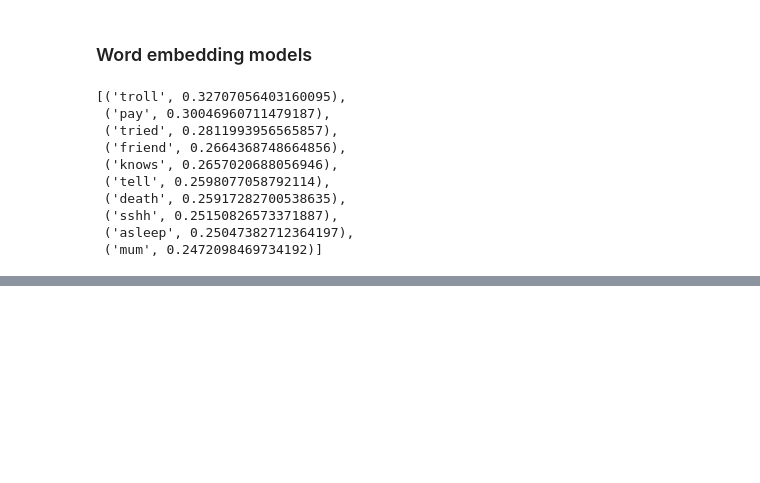
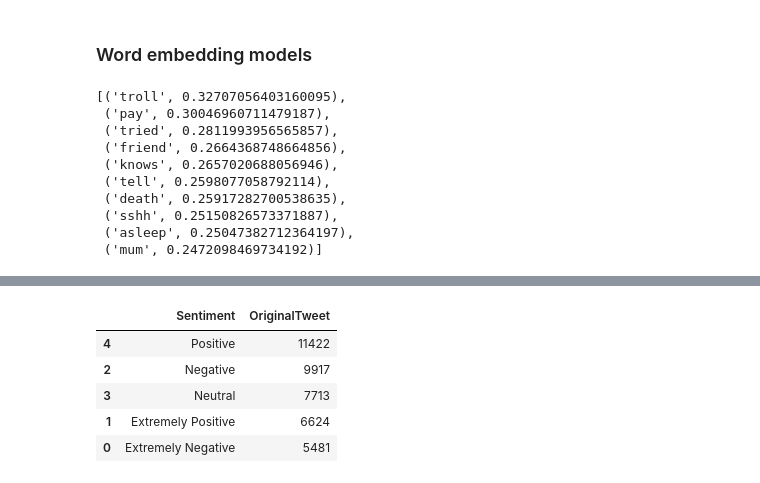
Before and after one commit to ProfessorBanner/Portfolio., a Jupyter notebook: Data Science/NLP.ipynb, the cells around one changed output, grey strips where cells are left out. Saved outputs shown, nothing was run; the diff lists cells and outputs as text; code cells hidden in the pictures; blank space fills up the shorter version.

```diff
--- a/Data Science/NLP.ipynb
+++ b/Data Science/NLP.ipynb
@@ -272,0 +520,10 @@ model.wv.most_similar('magic')
+# %%
+combined = data_train.groupby('Sentiment').count()['OriginalTweet'].reset_index().sort_values(by='OriginalTweet',ascending=False)
+combined.style.background_gradient(cmap='Greens')
+# %% [output]
+|  | Sentiment | OriginalTweet |
+| 4 | Positive | 11422 |
+| 2 | Negative | 9917 |
+| 3 | Neutral | 7713 |
+| 1 | Extremely Positive | 6624 |
+| 0 | Extremely Negative | 5481 |
```
Also changed, not shown: parts of 61 cells of this notebook.
